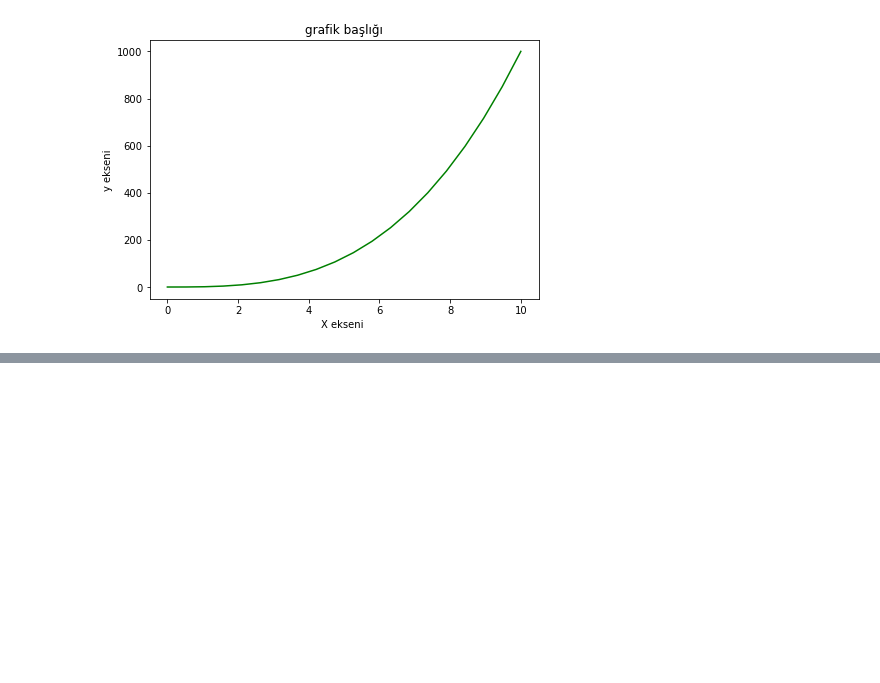
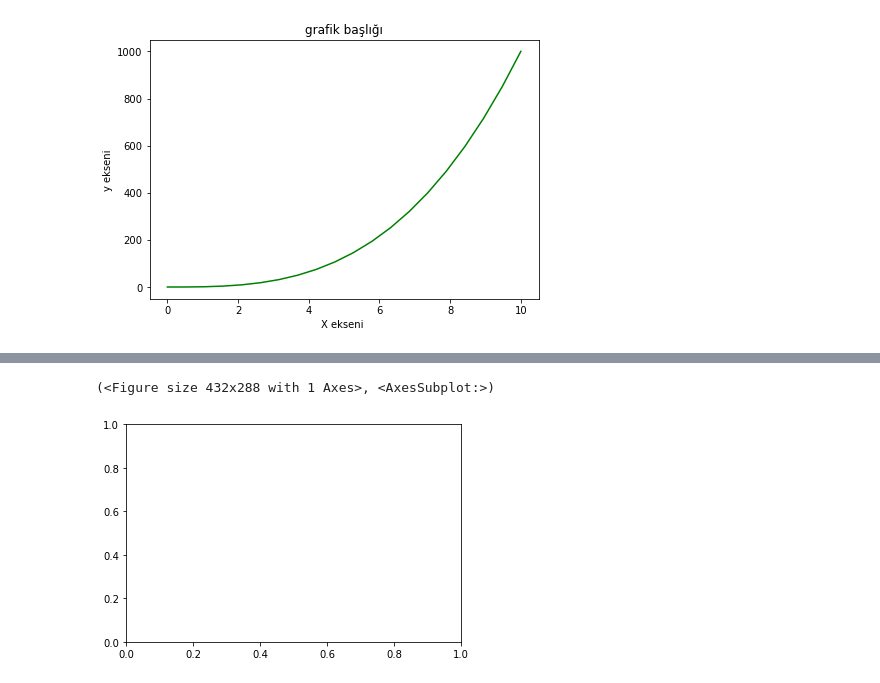
Before and after one commit to MervePayar/pythonKurs, a Jupyter notebook: 29-matplotlib.ipynb, the cells around one changed output, grey strips where cells are left out. Drawn from its saved outputs; the diff is of its cells as text; code cells hidden in the pictures; blank space fills up the shorter version.

```diff
--- a/29-matplotlib.ipynb
+++ b/29-matplotlib.ipynb
@@ -63,0 +81,5 @@ Text(0.5, 1.0, 'grafik başlığı')
+# %%
+plt.subplots()
+# %% [output]
+(<Figure size 432x288 with 1 Axes>, <AxesSubplot:>)
+[figure, added]
```
Also changed, not shown: parts of 12 cells of this notebook.
